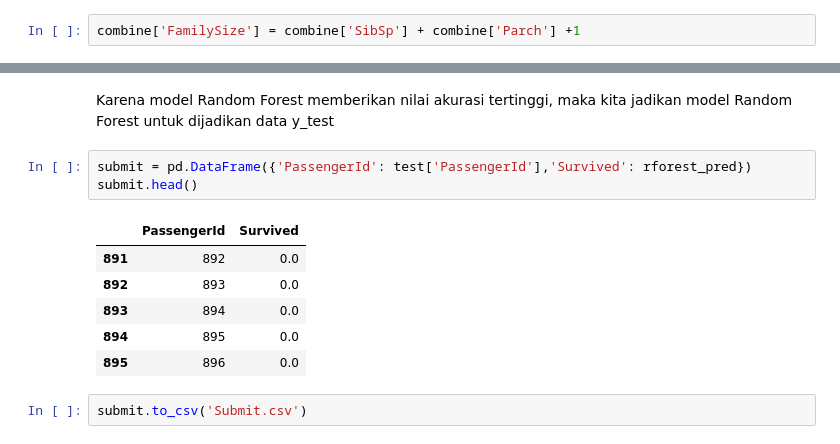
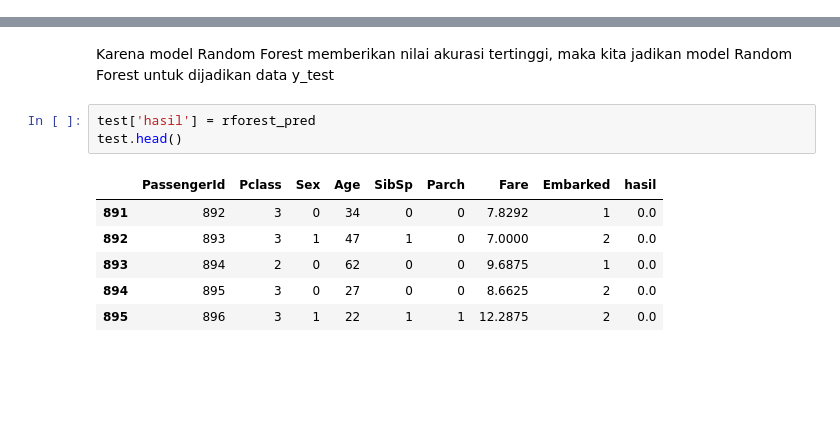
Before and after one commit to wurifah/Bisaai, a Jupyter notebook: sinarmas_titanic.ipynb, the cells around one changed output, grey strips where cells are left out. Drawn from its saved outputs; the diff is of its cells as text; blank space fills up the shorter version.

```diff
--- a/sinarmas_titanic.ipynb
+++ b/sinarmas_titanic.ipynb
@@ -408,2 +349,0 @@ Lalu kita mengelompokkan apakah penumpang tersebut sendiri atau tidak berdasarka
-# %%
-combine['FamilySize'] = combine['SibSp'] + combine['Parch'] +1
@@ -611,15 +517,13 @@ array([0., 0., 0., 0., 0., 0., 0., 0., 0., 0., 0., 0., 1., 0., 1., 0., 0.,
        0., 0., 0., 1., 0., 0., 1., 0., 0., 0.])
 # %% [markdown]
 Karena model Random Forest memberikan nilai akurasi tertinggi, maka kita jadikan model Random Forest untuk dijadikan data y_test
-# %%
-submit = pd.DataFrame({'PassengerId': test['PassengerId'],'Survived': rforest_pred})
-submit.head()
-# %% [output]
-|  | PassengerId | Survived |
-| 891 | 892 | 0.0 |
-| 892 | 893 | 0.0 |
-| 893 | 894 | 0.0 |
-| 894 | 895 | 0.0 |
-| 895 | 896 | 0.0 |
-# %%
-submit.to_csv('Submit.csv')
+# %%
+test['hasil'] = rforest_pred
+test.head()
+# %% [output]
+|  | PassengerId | Pclass | Sex | Age | SibSp | Parch | Fare | Embarked | hasil |
+| 891 | 892 | 3 | 0 | 34 | 0 | 0 | 7.8292 | 1 | 0.0 |
+| 892 | 893 | 3 | 1 | 47 | 1 | 0 | 7.0000 | 2 | 0.0 |
+| 893 | 894 | 2 | 0 | 62 | 0 | 0 | 9.6875 | 1 | 0.0 |
+| 894 | 895 | 3 | 0 | 27 | 0 | 0 | 8.6625 | 2 | 0.0 |
+| 895 | 896 | 3 | 1 | 22 | 1 | 1 | 12.2875 | 2 | 0.0 |
```
Also changed, not shown: parts of 35 cells of this notebook.
